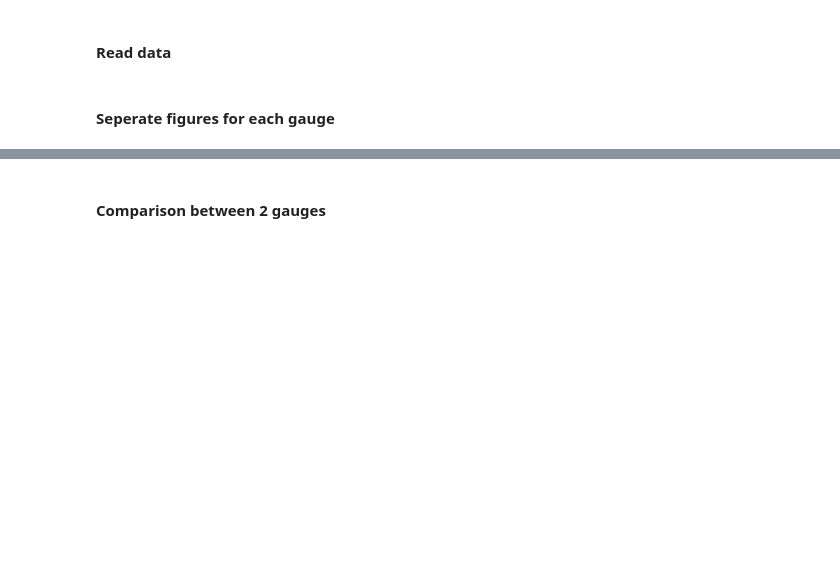
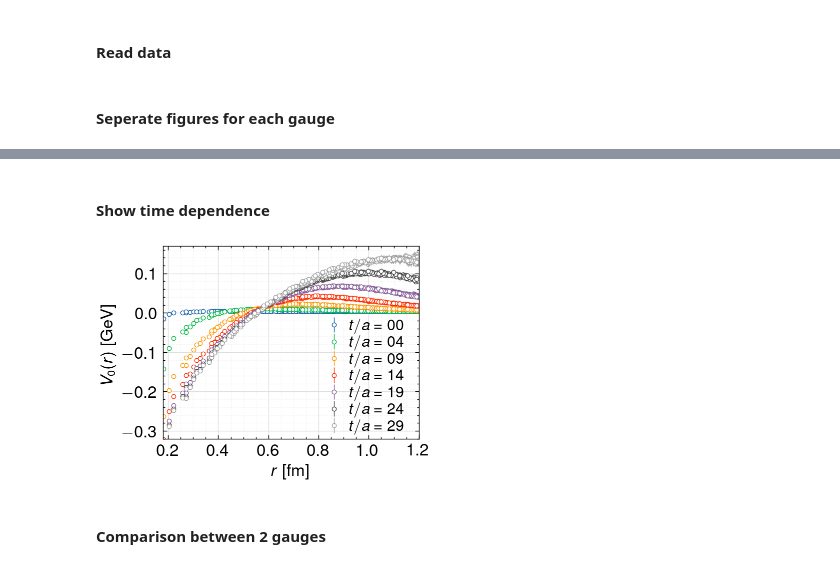
Before and after one commit to tinikov/lqcd, a Jupyter notebook: ccbar:analysis/4pt-analysis.ipynb, the cells around one changed output, grey strips where cells are left out. Drawn from its saved outputs; the diff is of its cells as text; code cells hidden in the pictures; blank space fills up the shorter version.

Commit message:
evolution of V0 upon time added

```diff
--- a/ccbar:analysis/4pt-analysis.ipynb
+++ b/ccbar:analysis/4pt-analysis.ipynb
@@ -1181,3 +1187,58 @@ plt.close()
+# %% [markdown]
+#### Show time dependence
+# %%
+fig, ax = plt.subplots()
+
+trange = np.append(np.array([0]), np.arange(4, 30, 5))
+
+errbar_plot_style = {
+    "fmt": ".",
+    "markersize": 6,
+    "markeredgewidth": 0.5,
+    "linewidth": 0.5,
+    "markerfacecolor": "white",
+    # "fillstyle": "none",
+}
+
+legend_style = {
+    "loc": 4,
+    # "bbox_to_anchor": (1.4, 0.25),
+    "bbox_to_anchor": (1, -0.05),
+    "handletextpad": 0,
+    "labelspacing": 0.1,
+    "fontsize": 11
+}
+
+for i in trange:
+    ax.errorbar(
+        v0_l[i][:, 0] * a,
+        v0_l[i][:, 1],
+        v0_l[i][:, 2],
+        label=rf"$t/a=\ ${i:02}",
+        **errbar_plot_style
+    )
+
+ax.grid(which="major", color="#DDDDDD", linewidth=0.5)
+ax.grid(which="minor", color="#EEEEEE", linestyle=":", linewidth=0.5)
+
+ax.legend(**legend_style)
+
+ax.set_xlabel(r"$r\ [{\rm fm}]$", fontsize=12)
+ax.set_xlim(0.18, 1.2)
+ax.xaxis.set_major_locator(ticker.MultipleLocator(0.2))
+
+ax.set_ylabel(r"$V_0(r)$ [GeV]", fontsize=12)
+ax.set_ylim(-0.32, 0.17)
+ax.yaxis.set_major_locator(ticker.MultipleLocator(0.1))
+
+ax.tick_params(labelsize=12)
+
+plt.plot()
+plt.show()
+fig.savefig(f"{potfig_root}/{gauge[1]}/v0all_t.eps", format="eps", dpi=600)
+plt.close()
+# %% [output]
+[figure, added]
 # %% [markdown]
 #### Comparison between 2 gauges
 # %% [markdown]
```
Also changed, not shown: parts of 13 cells of this notebook, 1 other file.
